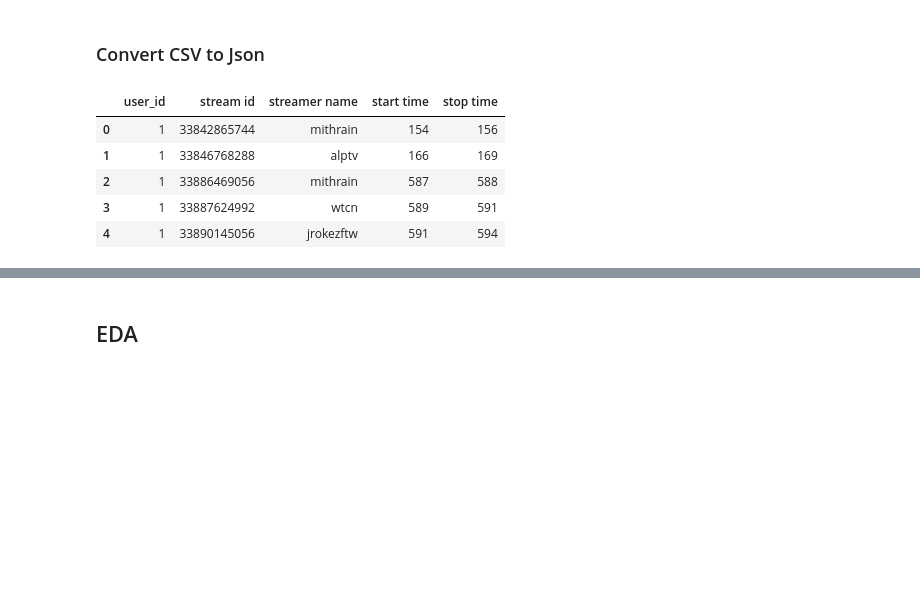
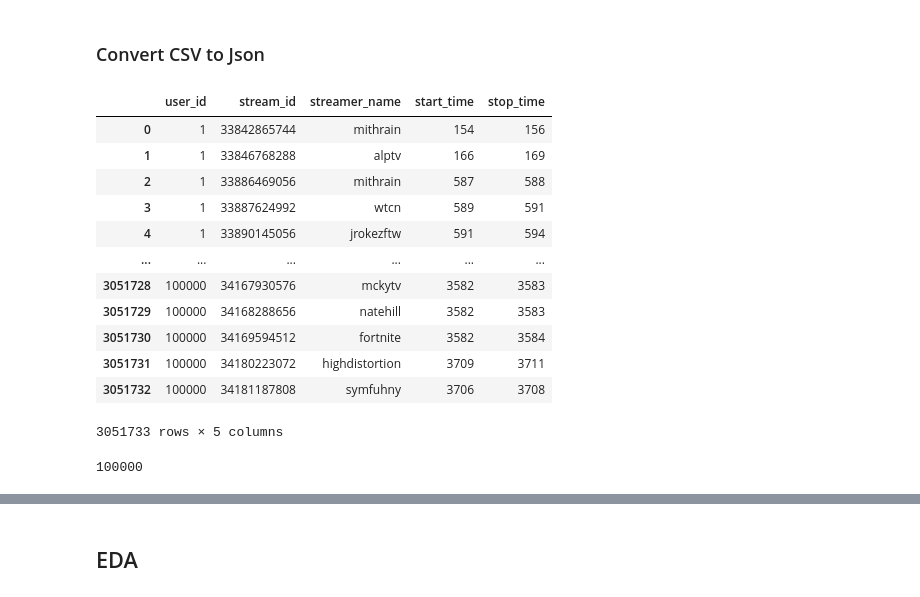
Before and after one commit to garrett-lam/twitchRec, a Jupyter notebook: twitchRec.ipynb, the cells around one changed output, grey strips where cells are left out. Saved outputs shown, nothing was run; the diff lists cells and outputs as text; code cells hidden in the pictures; blank space fills up the shorter version.

```diff
--- a/twitchRec.ipynb
+++ b/twitchRec.ipynb
@@ -25,12 +25,19 @@ from sklearn.model_selection import train_test_split
 # csv_to_json(r'100k_a.csv', r'100k_a.json')
 # %%
 df = pd.read_csv('100k_a.csv', header=None)
-df = df.rename(columns={0: 'user_id', 1: 'stream id', 2: 'streamer name', 3: 'start time', 4: 'stop time'})
+df = df.rename(columns={0: 'user_id', 1: 'stream_id', 2: 'streamer_name', 3: 'start_time', 4: 'stop_time'})
 df
 # %% [output]
-|  | user_id | stream id | streamer name | start time | stop time |
+|  | user_id | stream_id | streamer_name | start_time | stop_time |
 | 0 | 1 | 33842865744 | mithrain | 154 | 156 |
 | 1 | 1 | 33846768288 | alptv | 166 | 169 |
 | 2 | 1 | 33886469056 | mithrain | 587 | 588 |
 | 3 | 1 | 33887624992 | wtcn | 589 | 591 |
 | 4 | 1 | 33890145056 | jrokezftw | 591 | 594 |
+| ... | ... | ... | ... | ... | ... |
+| 3051728 | 100000 | 34167930576 | mckytv | 3582 | 3583 |
+| 3051729 | 100000 | 34168288656 | natehill | 3582 | 3583 |
+| 3051730 | 100000 | 34169594512 | fortnite | 3582 | 3584 |
+| 3051731 | 100000 | 34180223072 | highdistortion | 3709 | 3711 |
+| 3051732 | 100000 | 34181187808 | symfuhny | 3706 | 3708 |
+3051733 rows × 5 columns
@@ -40,3 +44,7 @@ df['time spent'] = df['stop time'] - df['start time']
+# %%
+df['user_id'].nunique()
+# %% [output]
+100000
 # %%
 df.isna().sum() # check for NAs
 # %% [output]
```
Also changed, not shown: parts of 18 cells of this notebook.
